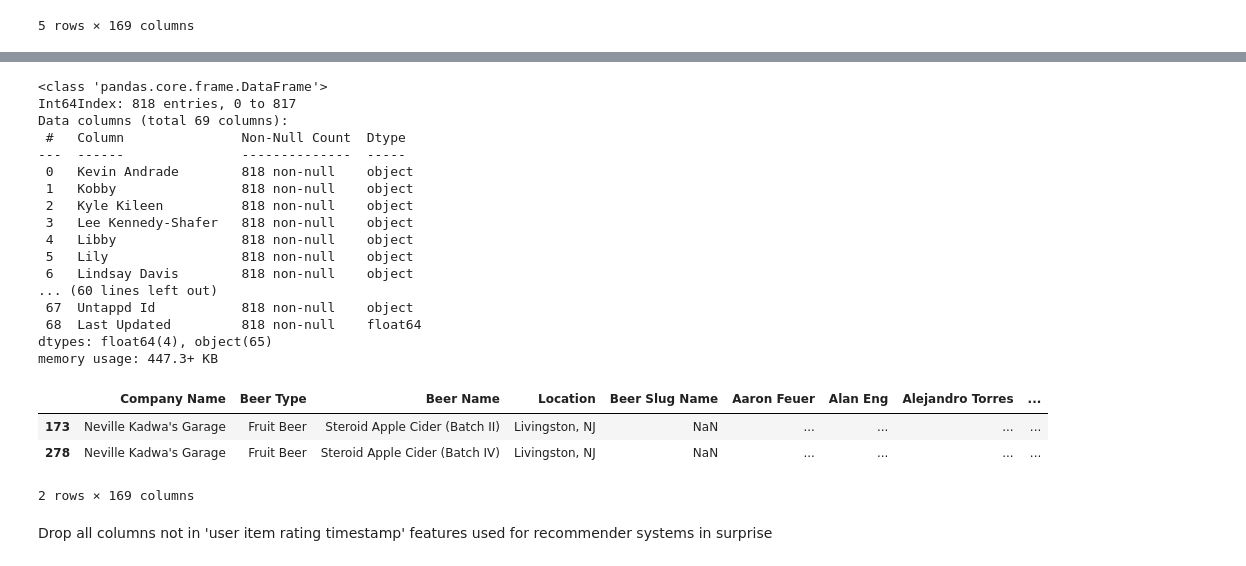
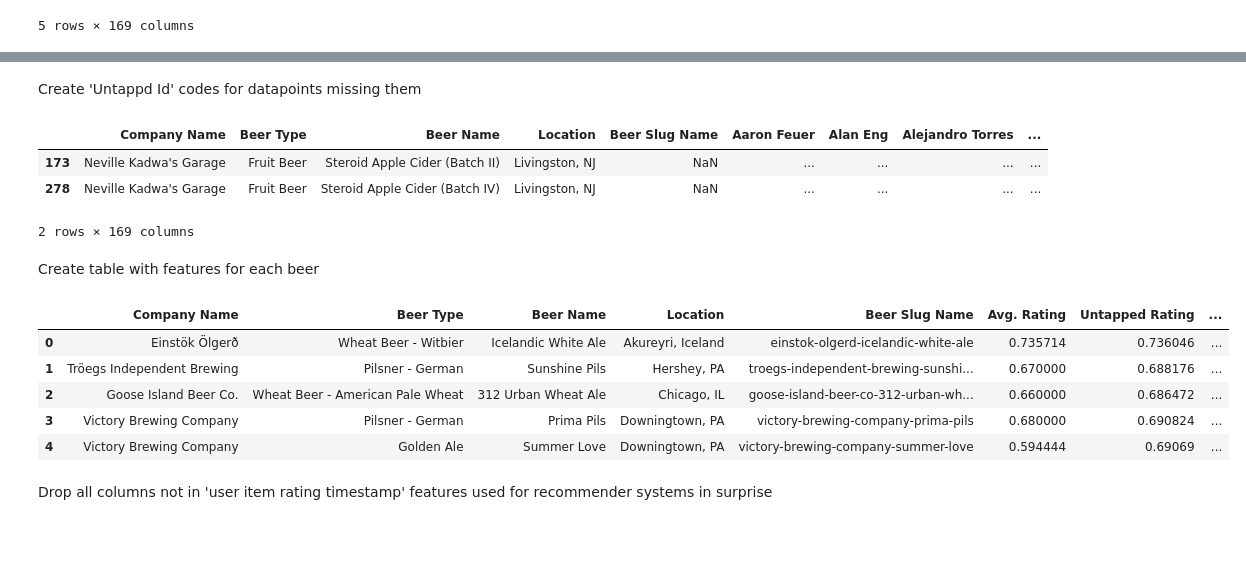
Before and after one commit to blantj/beer_tasting_recommender_system, a Jupyter notebook: Modeling.ipynb, the cells around one changed output, grey strips where cells are left out. Cells and saved outputs as stored; diff of their text form; code cells hidden in the pictures; blank space fills up the shorter version.

Commit message:
Finish scrubbing data

```diff
--- a/Modeling.ipynb
+++ b/Modeling.ipynb
@@ -72,23 +51,5 @@ memory usage: 645.5+ KB
-# %%
-df.iloc[:, 100:].info()
-# %% [output]
-<class 'pandas.core.frame.DataFrame'>
-Int64Index: 818 entries, 0 to 817
-Data columns (total 69 columns):
- #   Column               Non-Null Count  Dtype
----  ------               --------------  -----
- 0   Kevin Andrade        818 non-null    object
- 1   Kobby                818 non-null    object
- 2   Kyle Kileen          818 non-null    object
- 3   Lee Kennedy-Shafer   818 non-null    object
- 4   Libby                818 non-null    object
- 5   Lily                 818 non-null    object
- 6   Lindsay Davis        818 non-null    object
-... (60 lines left out)
- 67  Untappd Id           818 non-null    object
- 68  Last Updated         818 non-null    float64
-dtypes: float64(4), object(65)
-memory usage: 447.3+ KB
+# %% [markdown]
+Create 'Untappd Id' codes for datapoints missing them
 # %%
 missing_id_indexes = list(df[df['Untappd Id']=='SKIP'].index)
 for num, missing_id in enumerate(missing_id_indexes):
@@ -101,6 +62,18 @@ df.iloc[missing_id_indexes]
 | 173 | Neville Kadwa's Garage | Fruit Beer | Steroid Apple Cider (Batch II) | Livingston, NJ | NaN | ... | ... | ... | ... |
 | 278 | Neville Kadwa's Garage | Fruit Beer | Steroid Apple Cider (Batch IV) | Livingston, NJ | NaN | ... | ... | ... | ... |
 2 rows × 169 columns
+# %% [markdown]
+Create table with features for each beer
+# %%
+beers_df = pd.concat([df.iloc[:,:5], df.iloc[:,-8:]], axis=1)
+beers_df.head()
+# %% [output]
+|  | Company Name | Beer Type | Beer Name | Location | Beer Slug Name | Avg. Rating | Untapped Rating | ... |
+| 0 | Einstök Ölgerð | Wheat Beer - Witbier | Icelandic White Ale | Akureyri, Iceland | einstok-olgerd-icelandic-white-ale | 0.735714 | 0.736046 | ... |
+| 1 | Tröegs Independent Brewing | Pilsner - German | Sunshine Pils | Hershey, PA | troegs-independent-brewing-sunshi... | 0.670000 | 0.688176 | ... |
+| 2 | Goose Island Beer Co. | Wheat Beer - American Pale Wheat | 312 Urban Wheat Ale | Chicago, IL | goose-island-beer-co-312-urban-wh... | 0.660000 | 0.686472 | ... |
+| 3 | Victory Brewing Company | Pilsner - German | Prima Pils | Downingtown, PA | victory-brewing-company-prima-pils | 0.680000 | 0.690824 | ... |
+| 4 | Victory Brewing Company | Golden Ale | Summer Love | Downingtown, PA | victory-brewing-company-summer-love | 0.594444 | 0.69069 | ... |
 # %% [markdown]
 Drop all columns not in 'user item rating timestamp' features used for recommender systems in surprise
 # %%
```
Also changed, not shown: parts of 17 cells of this notebook, 1 other file.
